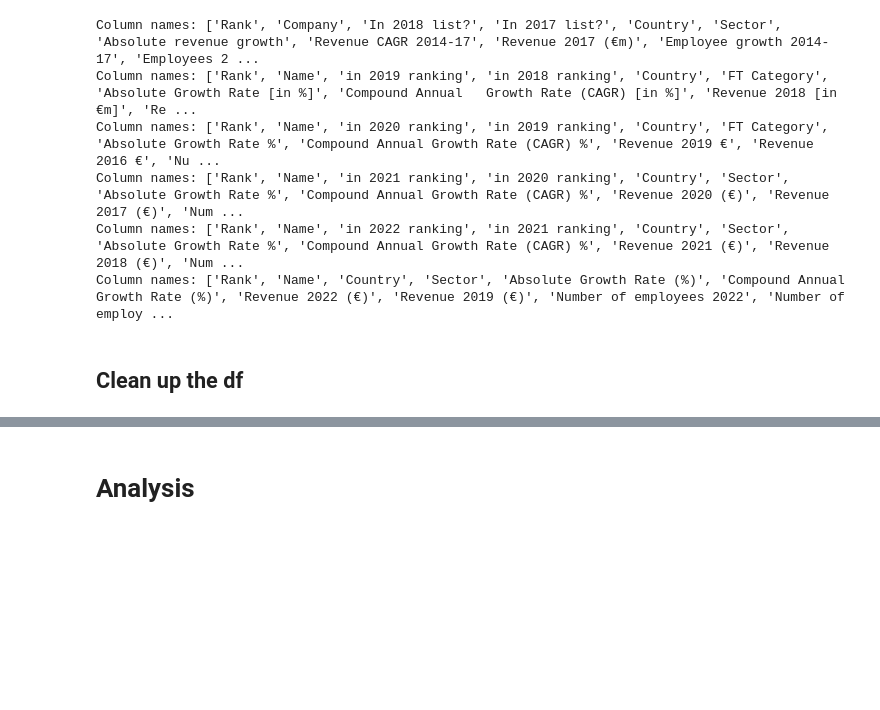
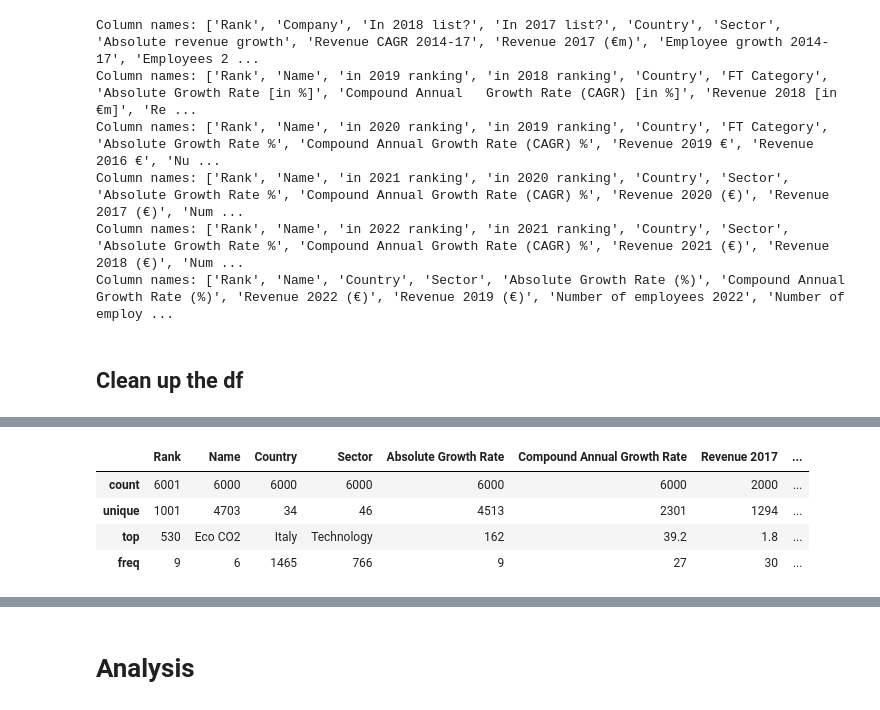
Before and after one commit to johann997/FT_FastGrowingCompanies, a Jupyter notebook: src/CollectData.ipynb, the cells around one changed output, grey strips where cells are left out. Saved outputs shown, nothing was run; the diff lists cells and outputs as text; code cells hidden in the pictures; blank space fills up the shorter version.

```diff
--- a/src/CollectData.ipynb
+++ b/src/CollectData.ipynb
@@ -308,0 +317,8 @@ master_df.head()
+# %%
+master_df.describe()
+# %% [output]
+|  | Rank | Name | Country | Sector | Absolute Growth Rate | Compound Annual Growth Rate | Revenue 2017 | ... |
+| count | 6001 | 6000 | 6000 | 6000 | 6000 | 6000 | 2000 | ... |
+| unique | 1001 | 4703 | 34 | 46 | 4513 | 2301 | 1294 | ... |
+| top | 530 | Eco CO2 | Italy | Technology | 162 | 39.2 | 1.8 | ... |
+| freq | 9 | 6 | 1465 | 766 | 9 | 27 | 30 | ... |
```
Also changed, not shown: parts of 4 cells of this notebook.
